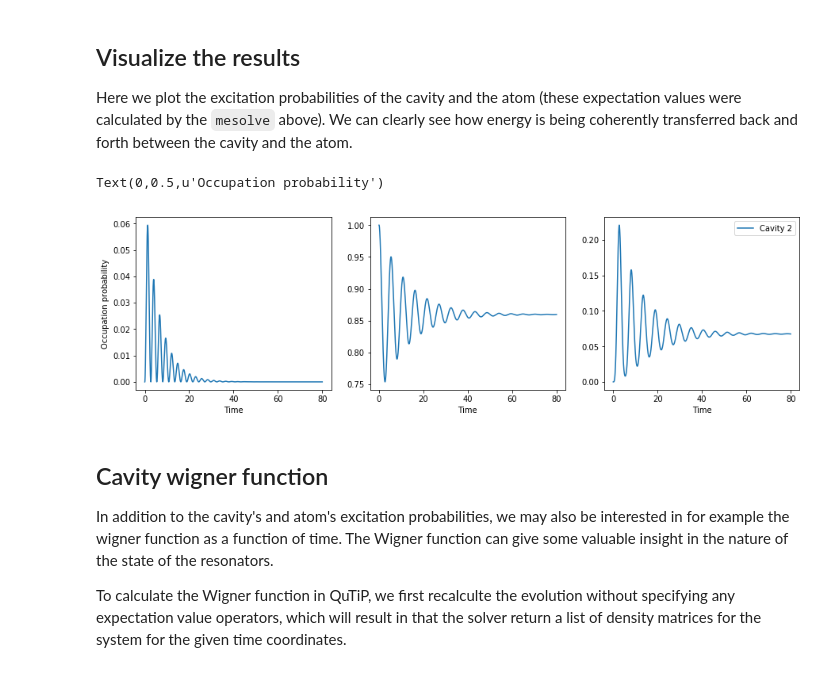
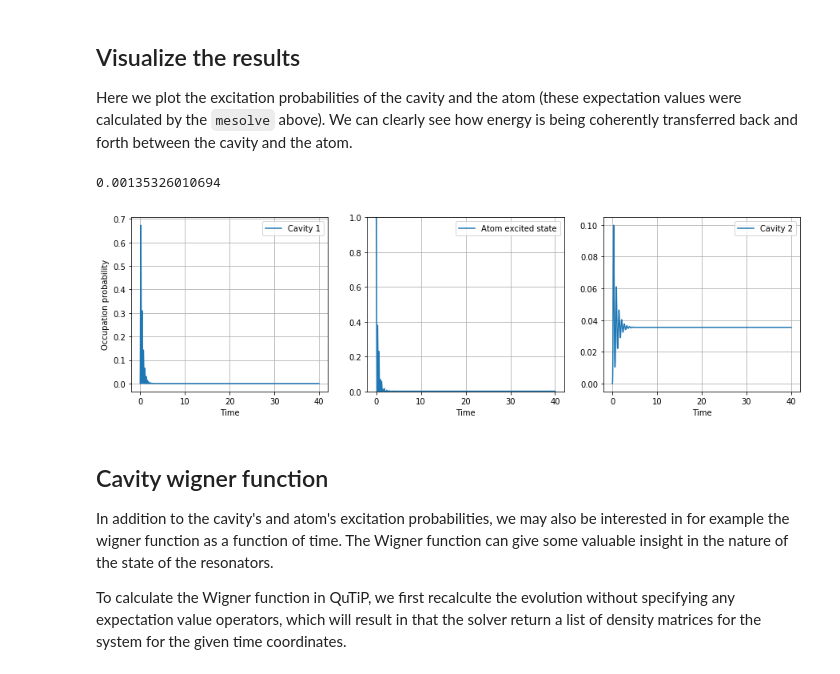
Before and after one commit to nemetniki/with-Andreas, a Jupyter notebook: CCQED-qutip.ipynb, the cells around one changed output. Drawn from its saved outputs; the diff is of its cells as text; code cells hidden in the pictures.

```diff
--- a/CCQED-qutip.ipynb
+++ b/CCQED-qutip.ipynb
@@ -35,16 +35,16 @@ Here we use units where $\hbar = 1$:
 # %%
 wc = 0.0  # cavity frequency
 wa = 0.0  # atom frequency
-gam  = 1.  # coupling strength
-kap1 = 1.       # cavity dissipation rate
-tau = 0.1*np.pi
-kap = 1
+gam  = 10.  # coupling strength
+kap1 = 5.       # cavity dissipation rate
+tau = np.pi/3
+kap = 1.
 G0 = np.sqrt(4*kap/tau)         # atom dissipation rate
 N = 5              # number of cavity fock states
 n_th_a = 0.0        # avg number of thermal bath excitation
 use_rwa = True
 
-tlist = np.linspace(0,80,10000)*tau
+tlist = np.linspace(0,40,10000)*tau
 # %% [markdown]
 ### Setup the operators, the Hamiltonian and initial state
 # %%
@@ -88,21 +88,31 @@ Here we plot the excitation probabilities of the cavity and the atom (these expe
 # %%
 n_c1 = output.expect[0]
 n_c2 = output.expect[1]
 n_a = output.expect[2]
 
 fig, axes = plt.subplots(1, 3, figsize=(15,4))
 
 axes[0].plot(tlist/tau, n_c1, label="Cavity 1")
+axes[0].legend(loc=0)
+axes[0].grid(True)
+
 axes[1].plot(tlist/tau, n_a, label="Atom excited state")
+axes[1].grid(True)
+axes[1].legend(loc=0)
+axes[1].set_ylim(0,1)
+
+axes[2].grid(True)
 axes[2].plot(tlist/tau, n_c2, label="Cavity 2")
 axes[2].legend(loc=0)
 axes[0].set_xlabel('Time')
 axes[1].set_xlabel('Time')
 axes[2].set_xlabel('Time')
 axes[0].set_ylabel('Occupation probability')
+
+print(n_a[-1])
 # %% [output]
-Text(0,0.5,u'Occupation probability')
+0.00135326010694
-[figure, old version]
+[figure, new version]
 # %% [markdown]
 ## Cavity wigner function
 
```
Also changed, not shown: 2 other files.
